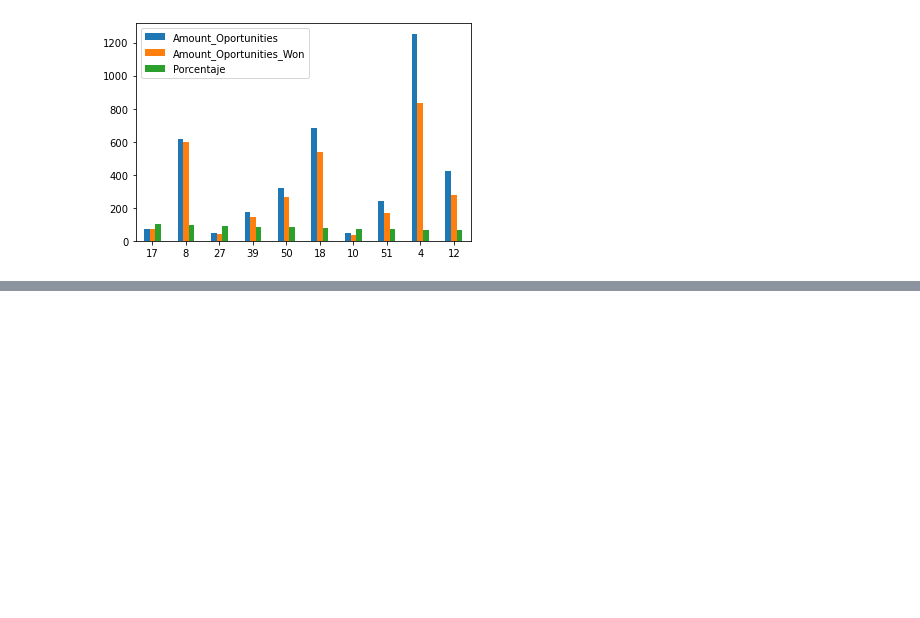
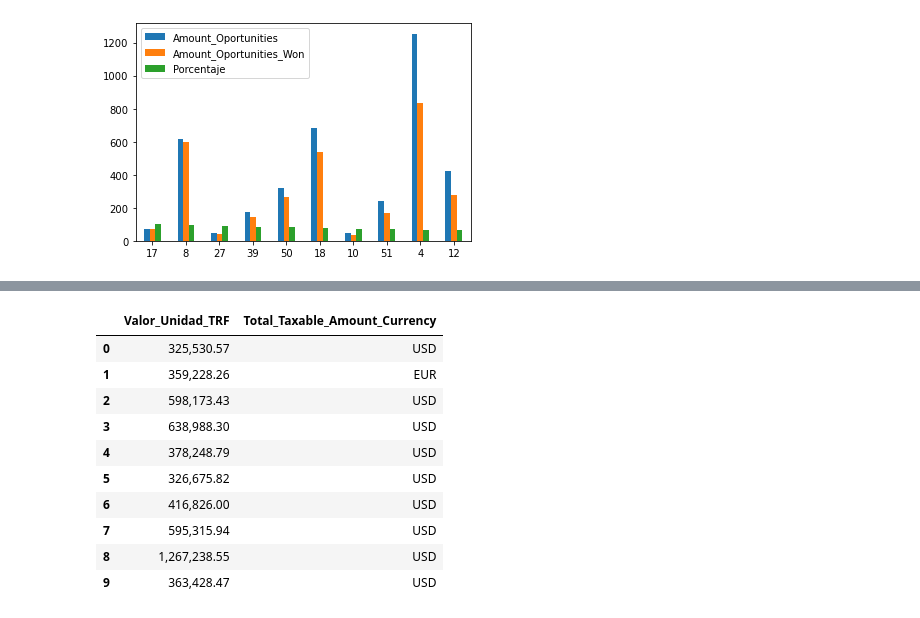
Before and after one commit to FerFabbiano/tp1-OrganizacionDeDatos, a Jupyter notebook: TP1_OrgaDeDatos.ipynb, the cells around one changed output, grey strips where cells are left out. Drawn from its saved outputs; the diff is of its cells as text; code cells hidden in the pictures; blank space fills up the shorter version.

```diff
--- a/TP1_OrgaDeDatos.ipynb
+++ b/TP1_OrgaDeDatos.ipynb
@@ -802,0 +829,17 @@ duenios_con_mayor_porcentaje_exito_plot.set_title("Probabilidad de exito de ")
+# %%
+# Hipotesis 2: El precio de una de TRF es igual para todos los vendedores
+
+segun_trf["Valor_Unidad_TRF"] = segun_trf["Total_Amount"] / segun_trf["TRF"]
+segun_trf[["Valor_Unidad_TRF", "Total_Taxable_Amount_Currency"]].head(10)
+# %% [output]
+|  | Valor_Unidad_TRF | Total_Taxable_Amount_Currency |
+| 0 | 325,530.57 | USD |
+| 1 | 359,228.26 | EUR |
+| 2 | 598,173.43 | USD |
+| 3 | 638,988.30 | USD |
+| 4 | 378,248.79 | USD |
+| 5 | 326,675.82 | USD |
+| 6 | 416,826.00 | USD |
+| 7 | 595,315.94 | USD |
+| 8 | 1,267,238.55 | USD |
+| 9 | 363,428.47 | USD |
```
Also changed, not shown: parts of 8 cells of this notebook.
